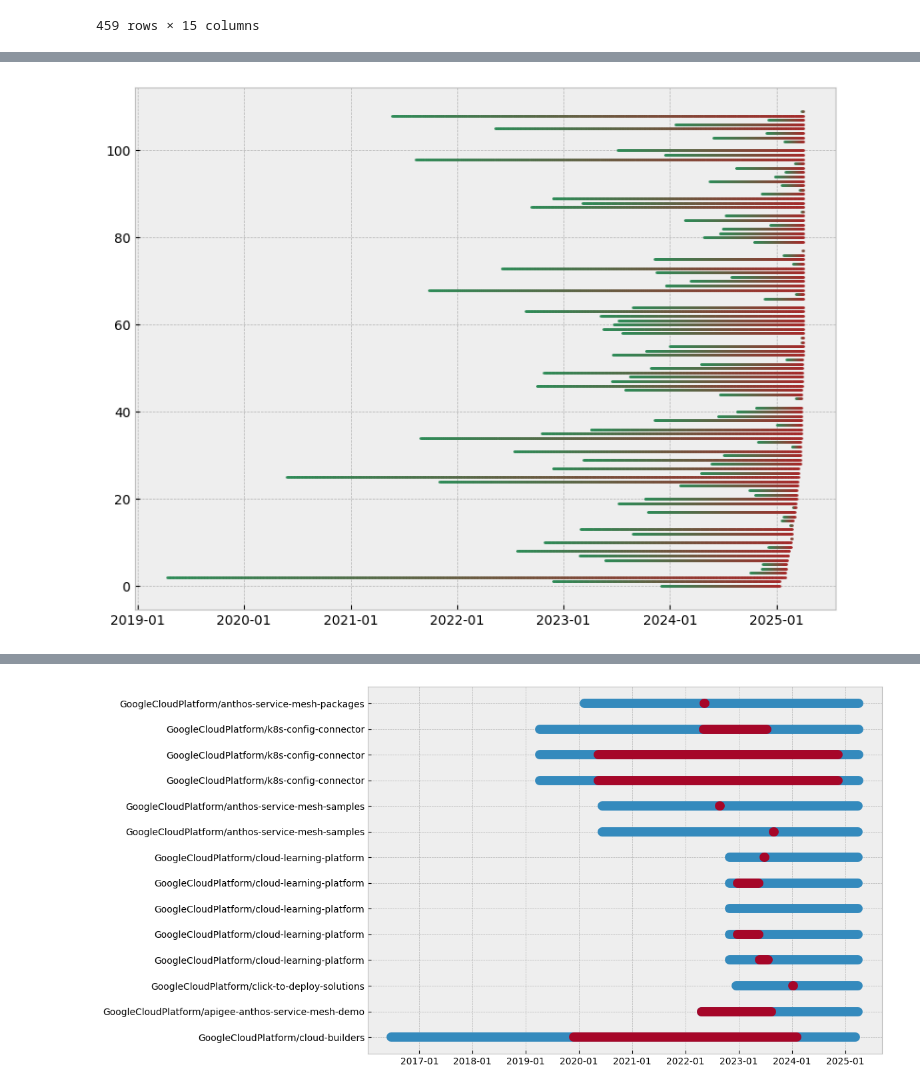
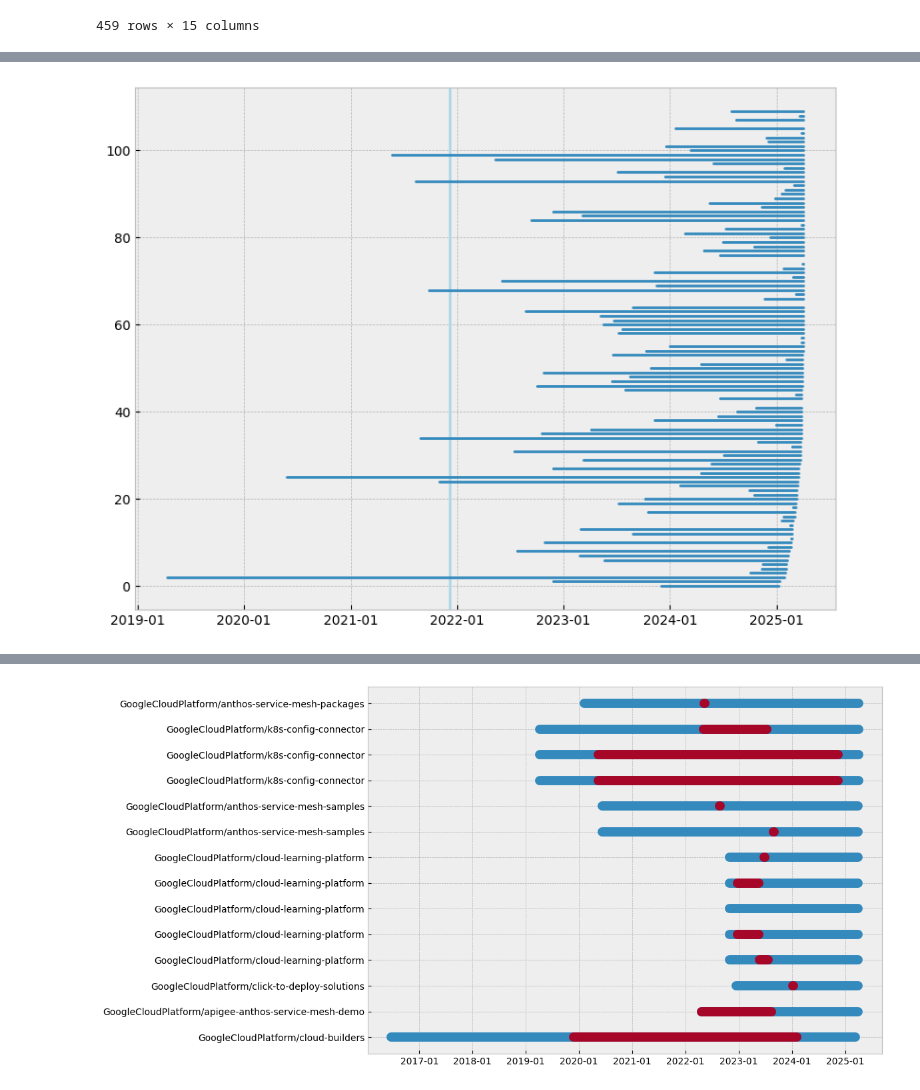
Before and after one commit to xisberto/hpa_usage, a Jupyter notebook: hpa_classify.ipynb, the cells around one changed output, grey strips where cells are left out. Saved outputs shown, nothing was run; the diff lists cells and outputs as text; code cells hidden in the pictures.

```diff
--- a/hpa_classify.ipynb
+++ b/hpa_classify.ipynb
@@ -890,7 +873,7 @@ timeline_collection(details_dates_active)
 # %%
-timeline_collection(details_dates_v2)
+timeline_plot(details_dates_v2)
 # %% [output]
-[figure, old version]
+[figure, new version]
 # %%
 items_details[items_details['Owner'] == 'GoogleCloudPlatform']
 # %% [output]
```
Also changed, not shown: parts of 15 cells of this notebook.
